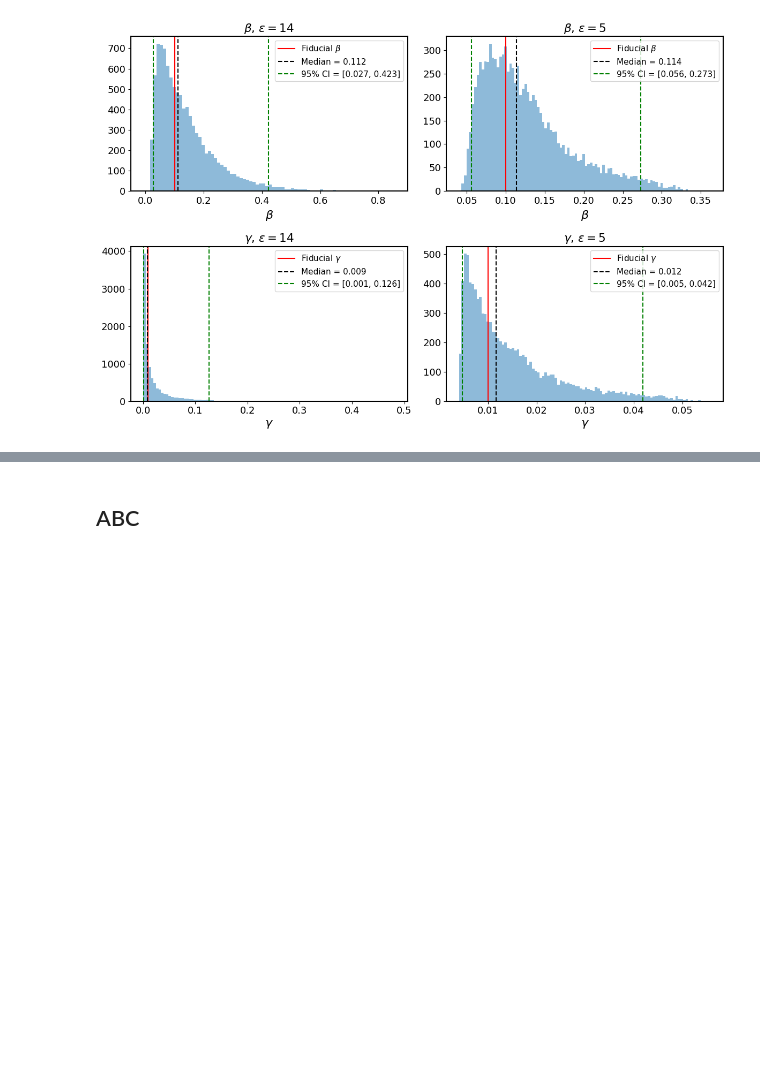
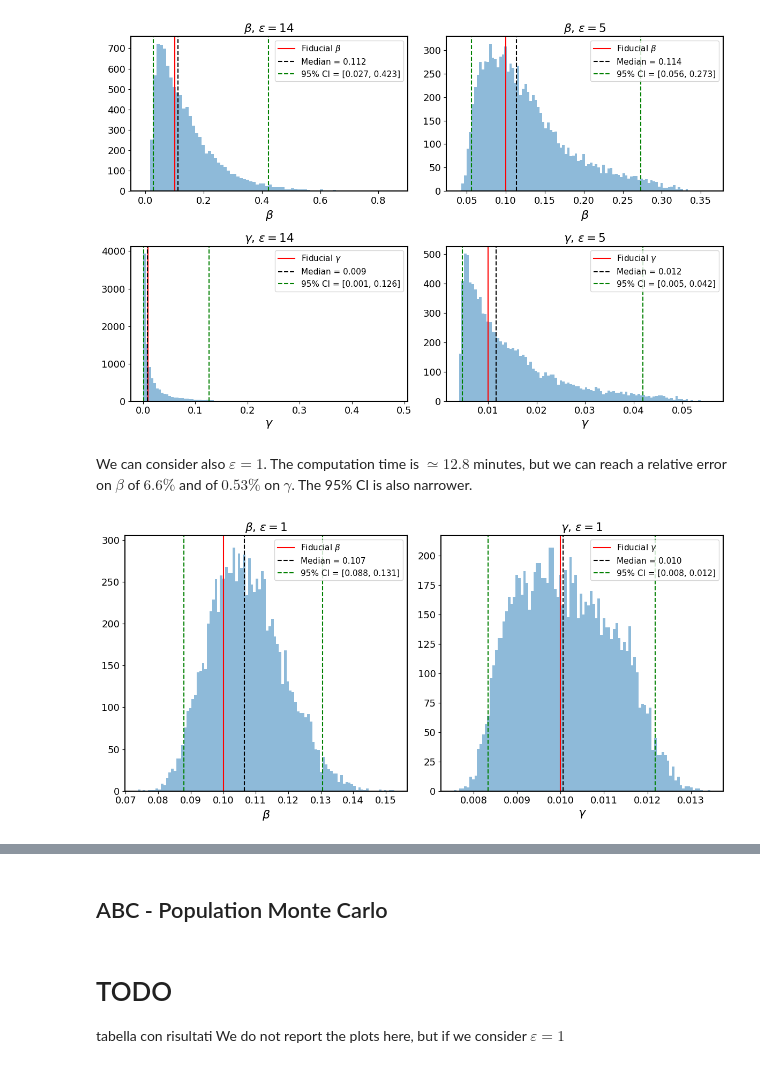
Before and after one commit to Berto70/abc_sir, a Jupyter notebook: final_notebook.ipynb, the cells around one changed output, grey strips where cells are left out. Cells and saved outputs as stored; diff of their text form; code cells hidden in the pictures; blank space fills up the shorter version.

```diff
--- a/final_notebook.ipynb
+++ b/final_notebook.ipynb
@@ -150,7 +151,17 @@ Another observation is that, although the two threshold lead to a similar relati
 Image.open('./py_code/plot/hist_plot.png')
 # %% [output]
 [figure]
+# %% [markdown]
+We can consider also $\varepsilon=1$. The computation time is $\simeq 12.8$ minutes, but we can reach a relative error on $\beta$ of $6.6\%$ and of $0.53\%$ on $\gamma$.  The 95% CI is also narrower.
+# %%
+Image.open('./py_code/plot/hist_01.png')
+# %% [output]
+[figure, added]
 # %% [markdown]
 <img src='./py_code/plot/evolution_abc.gif' width="500" align="center">
 # %% [markdown]
-## ABC
+## ABC - Population Monte Carlo
+# %% [markdown]
+# TODO
+tabella con risultati
+We do not report the plots here, but if we consider $\varepsilon=1$
```
Also changed, not shown: parts of 1 cell of this notebook.
